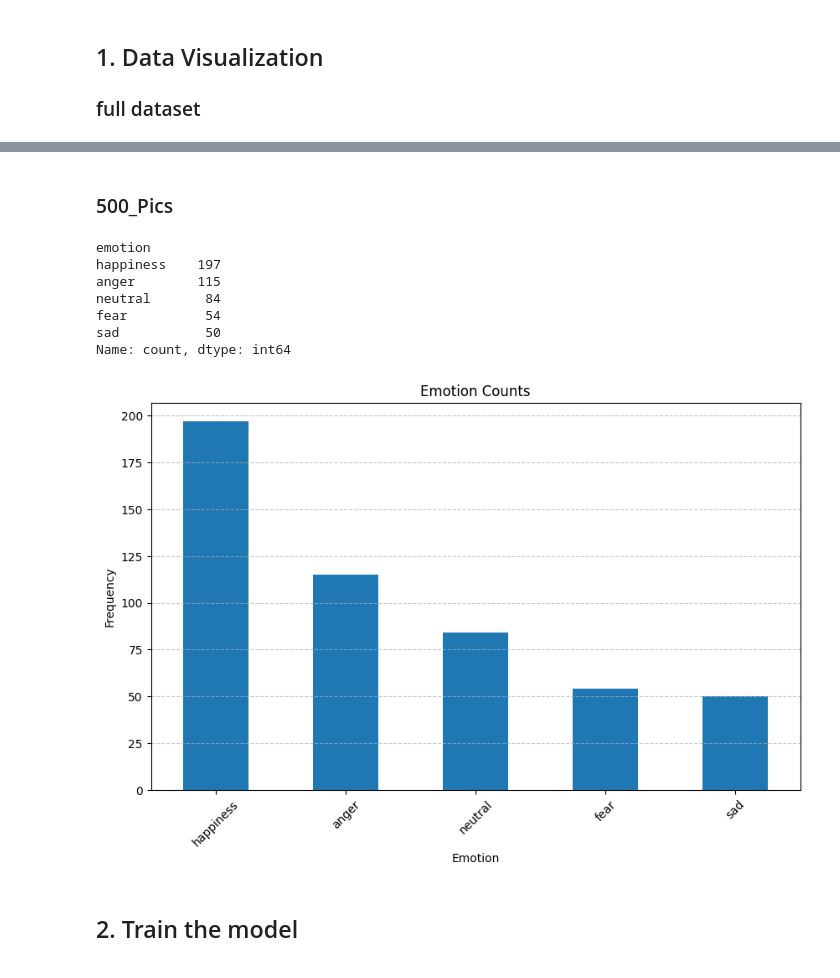
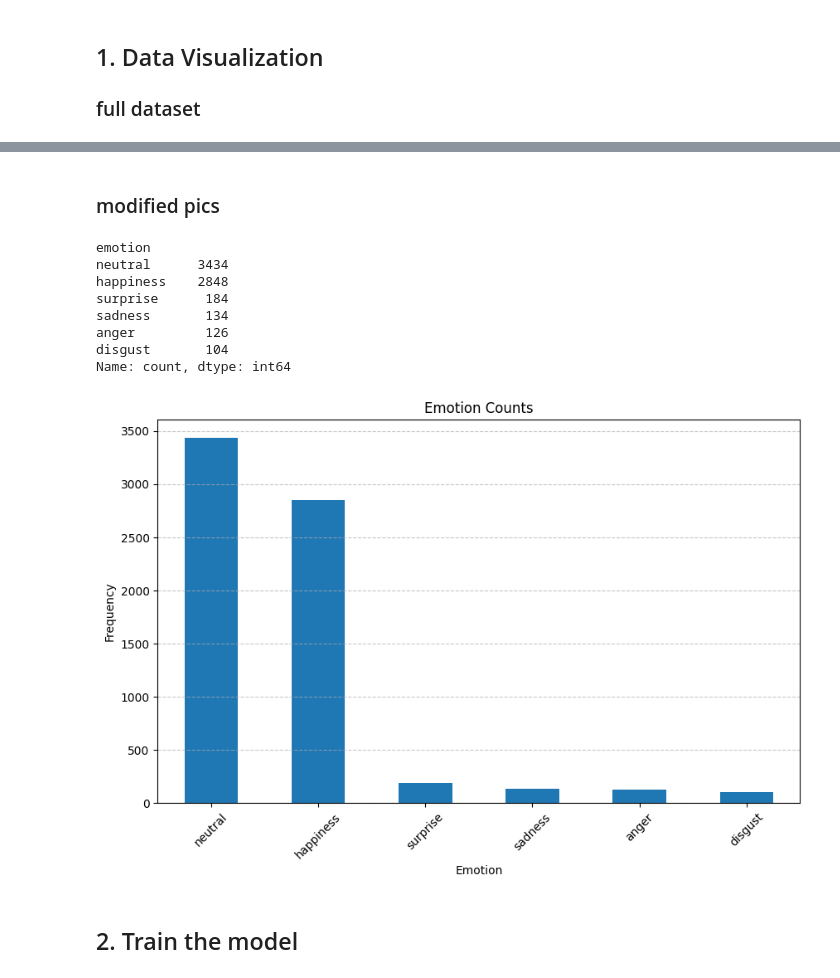
Before and after one commit to sajio1/facial_expressions, a Jupyter notebook: emotional_detection.ipynb, the cells around one changed output, grey strips where cells are left out. Cells and saved outputs as stored; diff of their text form; code cells hidden in the pictures.

```diff
--- a/emotional_detection.ipynb
+++ b/emotional_detection.ipynb
@@ -42,29 +33,30 @@ Name: count, dtype: int64
-# %% [markdown]
-### 500_Pics
+# %% [markdown]
+### modified pics
 # %%
-df = pd.read_csv('data\\500_picts_satz.csv')
+df = pd.read_csv('data\\1over6_original.csv')
 
 emotion_counts = df['emotion'].value_counts()
 
 print(emotion_counts)
 
 plt.figure(figsize=(10, 6))
 emotion_counts.plot(kind='bar')
 plt.title('Emotion Counts')
 plt.xlabel('Emotion')
 plt.ylabel('Frequency')
 plt.xticks(rotation=45)
 plt.grid(axis='y', linestyle='--', alpha=0.7)
 plt.show()
 # %% [output]
 emotion
-happiness    197
-anger        115
-neutral       84
-fear          54
-sad           50
+neutral      3434
+happiness    2848
+surprise      184
+sadness       134
+anger         126
+disgust       104
 Name: count, dtype: int64
-[figure, old version]
+[figure, new version]
 # %% [markdown]
 ## 2. Train the model
 # %%
```
Also changed, not shown: parts of 7 cells of this notebook.
